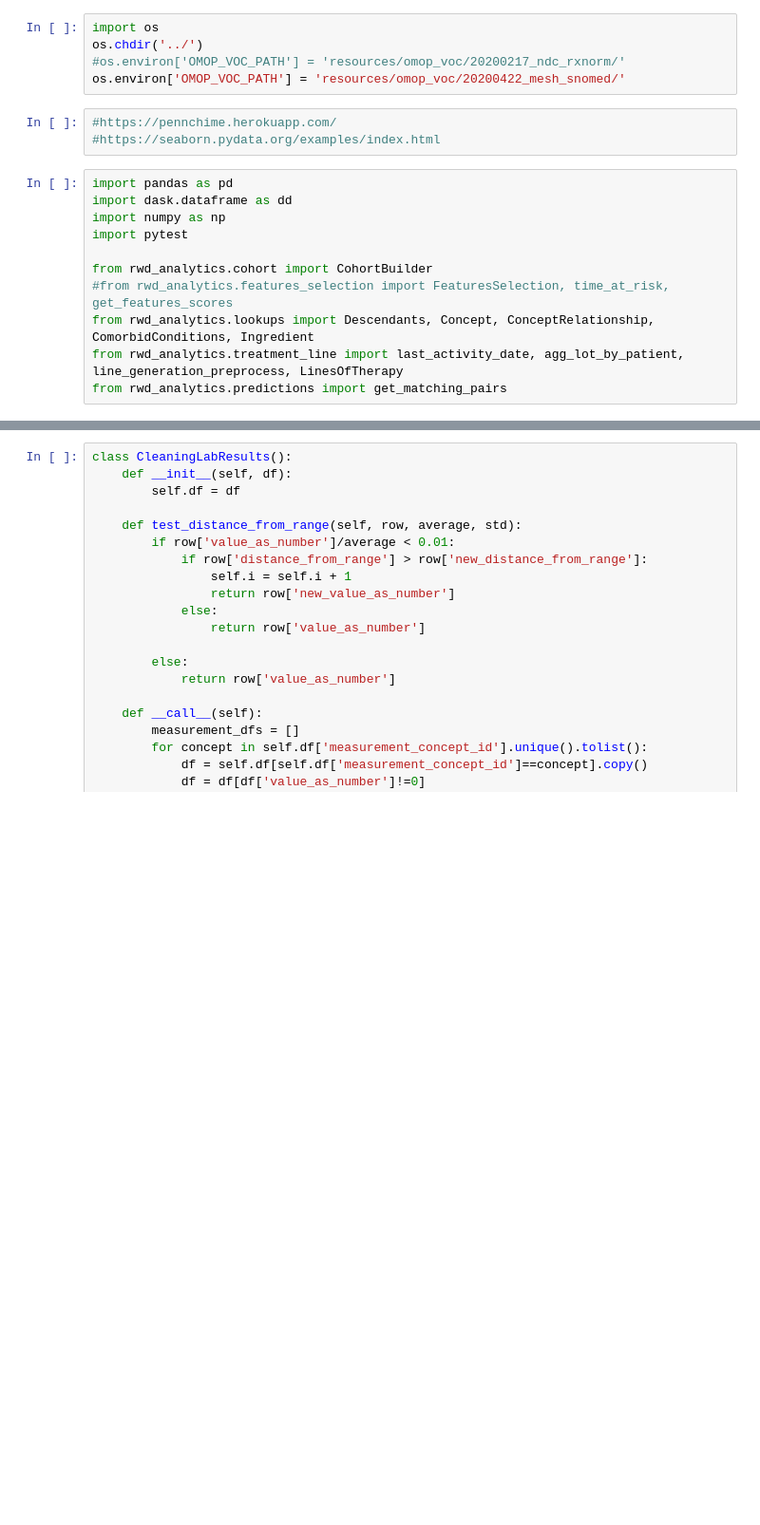
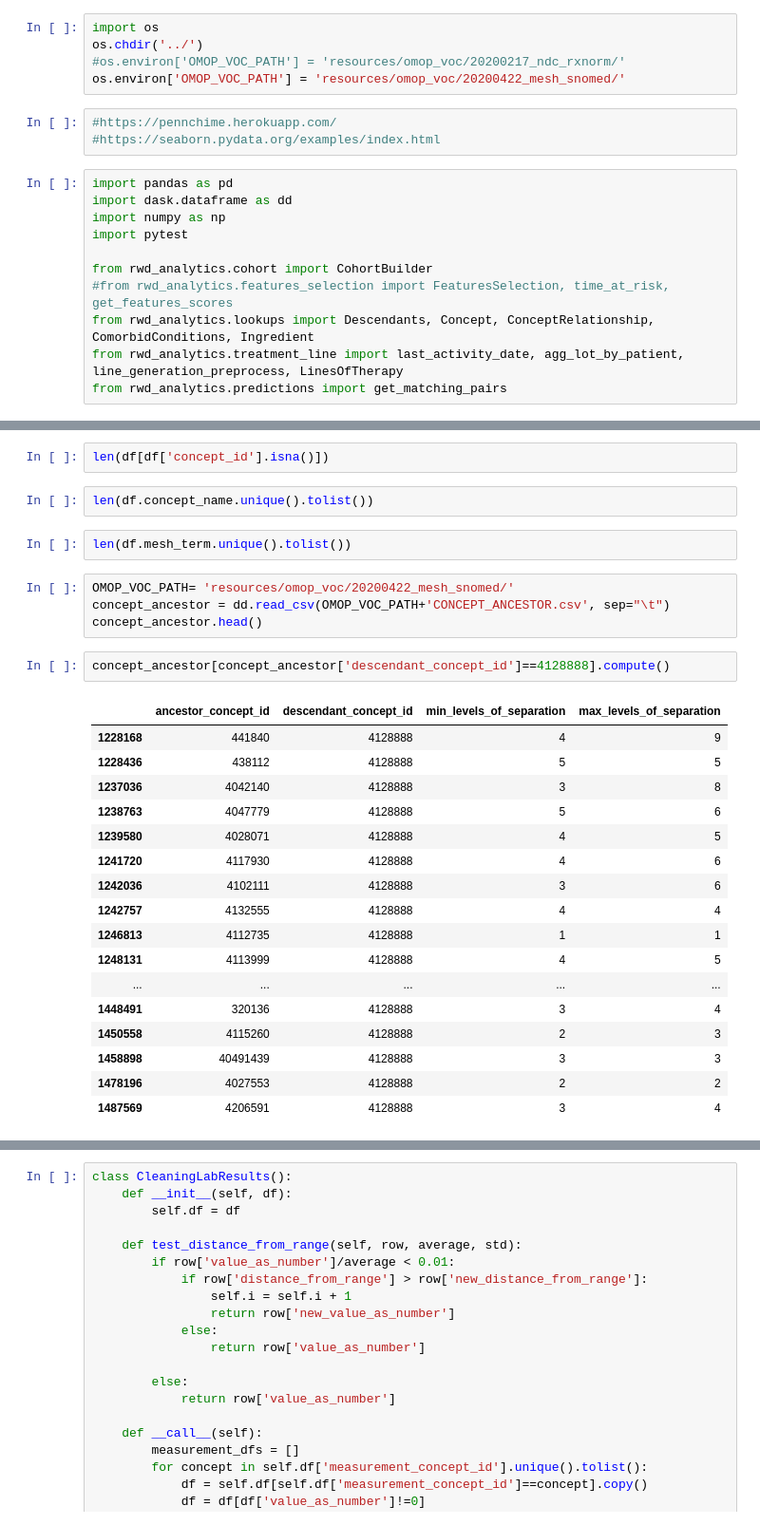
Before and after one commit to anthonydubois/rwd_analytics, a Jupyter notebook: notebooks/draft_notebook.ipynb, the cells around one changed output, grey strips where cells are left out. Shown: that part at 95% size. Drawn from its saved outputs; the diff is of its cells as text; blank space fills up the shorter version.

```diff
--- a/notebooks/draft_notebook.ipynb
+++ b/notebooks/draft_notebook.ipynb
@@ -56,0 +71,30 @@ df
+# %%
+len(df[df['concept_id'].isna()])
+# %%
+len(df.concept_name.unique().tolist())
+# %%
+len(df.mesh_term.unique().tolist())
+# %%
+OMOP_VOC_PATH= 'resources/omop_voc/20200422_mesh_snomed/'
+concept_ancestor = dd.read_csv(OMOP_VOC_PATH+'CONCEPT_ANCESTOR.csv', sep="\t")
+concept_ancestor.head()
+# %%
+concept_ancestor[concept_ancestor['descendant_concept_id']==4128888].compute()
+# %% [output]
+|  | ancestor_concept_id | descendant_concept_id | min_levels_of_separation | max_levels_of_separation |
+| 1228168 | 441840 | 4128888 | 4 | 9 |
+| 1228436 | 438112 | 4128888 | 5 | 5 |
+| 1237036 | 4042140 | 4128888 | 3 | 8 |
+| 1238763 | 4047779 | 4128888 | 5 | 6 |
+| 1239580 | 4028071 | 4128888 | 4 | 5 |
+| 1241720 | 4117930 | 4128888 | 4 | 6 |
+| 1242036 | 4102111 | 4128888 | 3 | 6 |
+| 1242757 | 4132555 | 4128888 | 4 | 4 |
+| 1246813 | 4112735 | 4128888 | 1 | 1 |
+| 1248131 | 4113999 | 4128888 | 4 | 5 |
+| ... | ... | ... | ... | ... |
+| 1448491 | 320136 | 4128888 | 3 | 4 |
+| 1450558 | 4115260 | 4128888 | 2 | 3 |
+| 1458898 | 40491439 | 4128888 | 3 | 3 |
+| 1478196 | 4027553 | 4128888 | 2 | 2 |
+| 1487569 | 4206591 | 4128888 | 3 | 4 |
```
Also changed, not shown: parts of 4 cells of this notebook, 3 other files.
